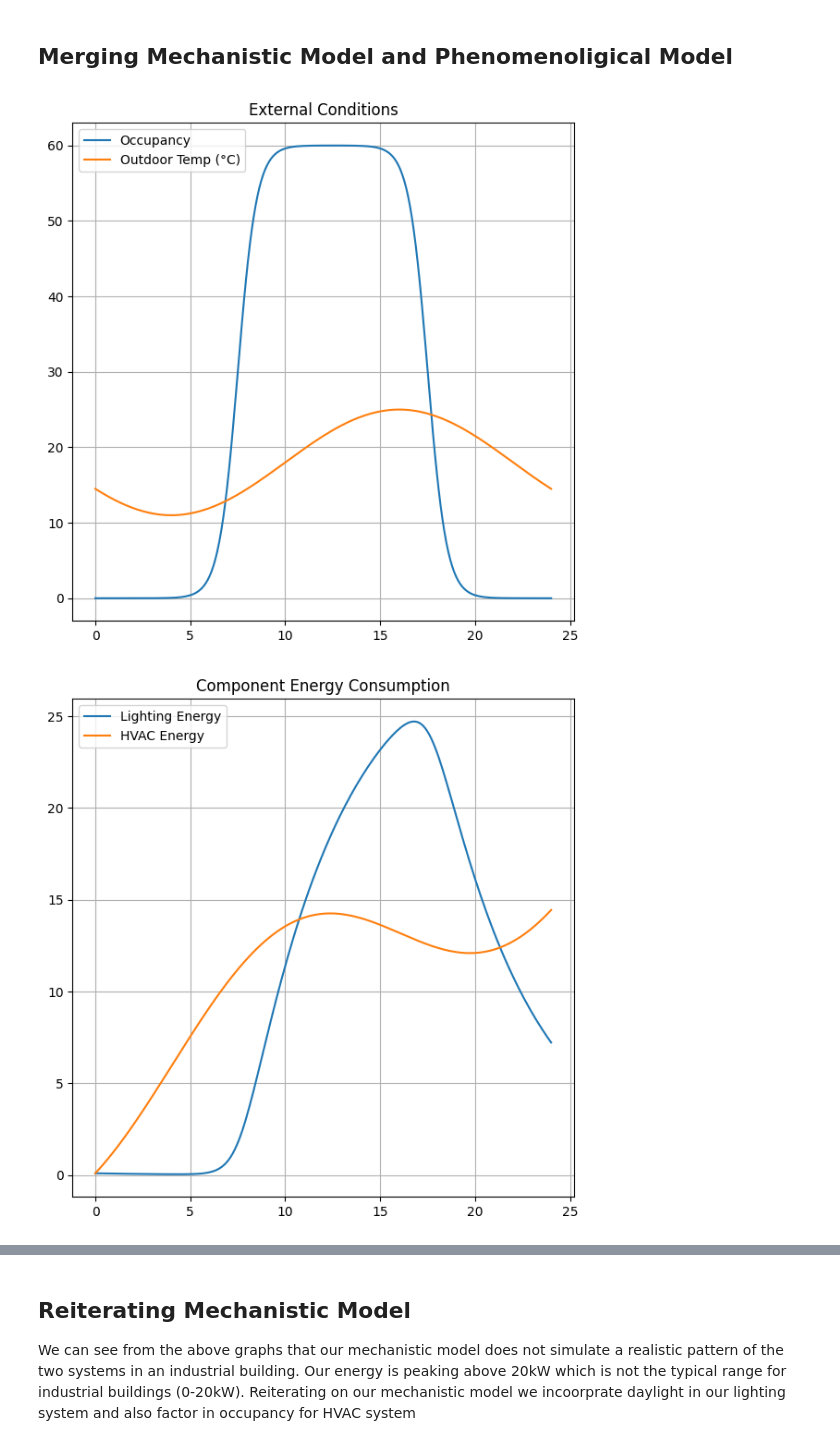
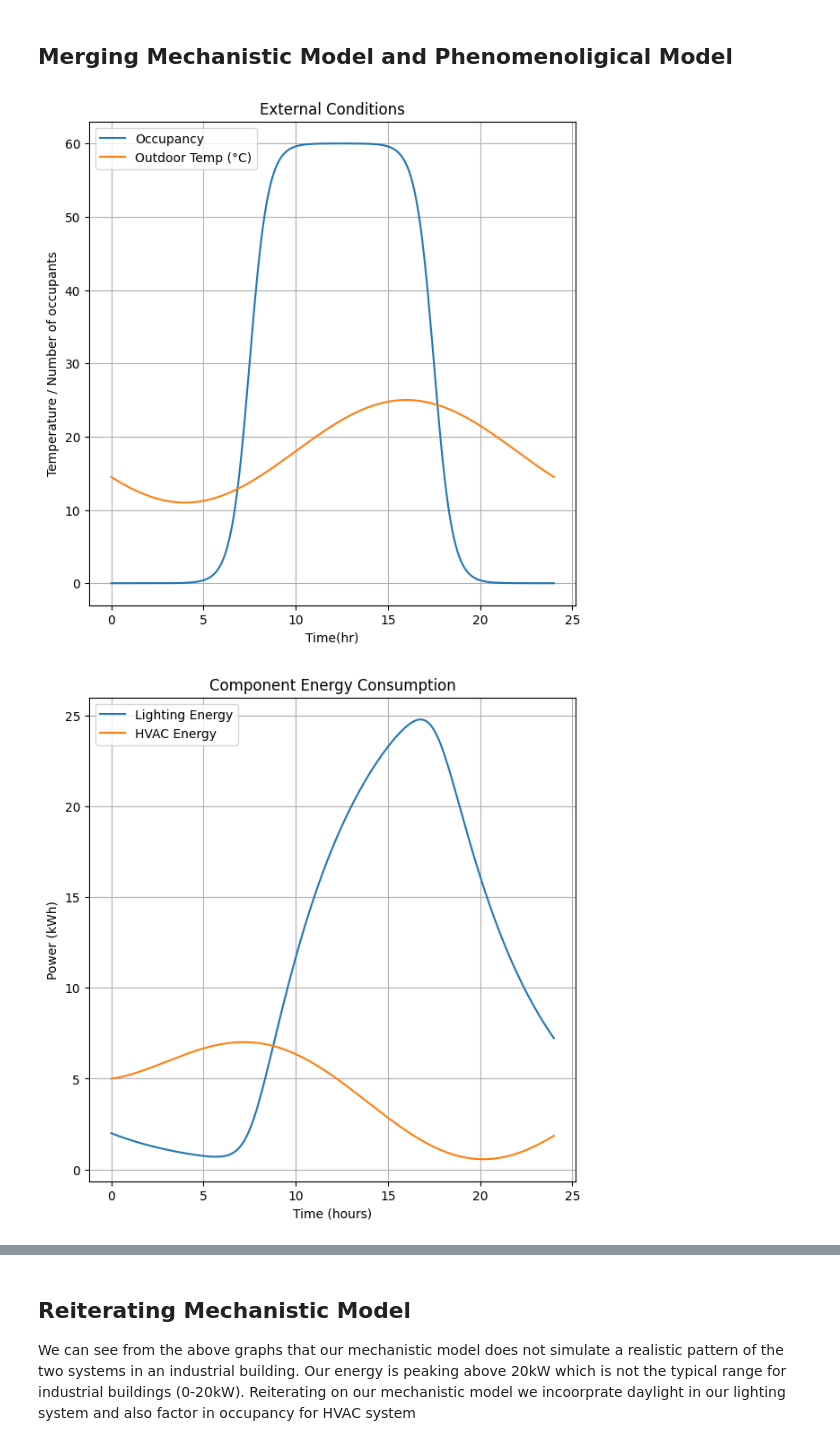
Before and after one commit to Themaytrix/mathmodeling_proj, a Jupyter notebook: proj1.ipynb, the cells around one changed output, grey strips where cells are left out. Saved outputs shown, nothing was run; the diff lists cells and outputs as text; code cells hidden in the pictures.

```diff
--- a/proj1.ipynb
+++ b/proj1.ipynb
@@ -6,7 +6,7 @@ import matplotlib.pyplot as plt
 # %%
 # considering transition for lighting and HVAC system
 P_lighting = np.array([[0.85, 0.15],  # Night, mostly low energy with small chance for high energy
-                       [0.20, 0.80]])  # Daytime, high occupancy, high energy stays dominant
+                       [0.10, 0.9]])  # Daytime, high occupancy, high energy stays dominant
 
 P_hvac = np.array([[0.75, 0.25],  # Moderate temperature, low HVAC consumption
                    [0.30, 0.70]])  # High temperature, high HVAC consumption
@@ -17,7 +17,7 @@ lighting_state = 0
 hvac_state = 0
 
 # simulation for each hour in a day
-T = 24
+T = 24 * 3
 
 print(P_lighting[0,1])
 
@@ -26,6 +26,12 @@ l_states =np.zeros(T)
 hvac_states = np.zeros(T)
 
 for i in range(T):
+    if i < 7 or i>18:
+        hvac_state = 0
+        lighting_state = 0
+    else:
+        hvac_state =1
+        lighting_state=1
     lighting_state = np.random.choice([0,1],p=P_lighting[lighting_state])
     hvac_state = np.random.choice([0,1], p=P_hvac[hvac_state])
 
@@ -79,8 +85,8 @@ P_hvac = np.array([[0.75, 0.25],  # Moderate temperature, low HVAC consumption
 # defining constants
 k1 = 0.1    # Lighting response to occupancy (kW/person)
 k2 = 0.2  # Lighting decay rate (1/hours)
-k3 = 0.15   # HVAC response to temp difference (kW/°C)
-k4 = 0.08   # HVAC control efficiency (1/hours)
+k3 = 0.12   # HVAC response to temp difference (kW/°C)
+k4 = 0.15   # HVAC control efficiency (1/hours)
 T_in = 22
 T= 24 #unit time in hours (considering a day)
 
@@ -98,8 +104,8 @@ states_light = np.zeros(n_steps, dtype=int)
 states_hvac = np.zeros(n_steps,dtype=int)
 
 # define intial values for lighting and energy
-L_t[0] = 0.1
-H_t[0] = 0.1
+L_t[0] = 2
+H_t[0] = 5
 
 
 # Initialize states - low occupancy, low energy, non-working hours
@@ -127,39 +133,43 @@ for i in range(n_steps-1):
 
     # computing rates
     dLdt = k1 * O_t - k2 * L_t[i]
-    dHdt = -k3 * (T_out - T_in)
+    dHdt = -k3 * (T_out - T_in) - k4*H_t[i]
 
     # computing forward euler
     L_t[i+1] = L_t[i] + dLdt * dt
     H_t[i+1] = H_t[i] + dHdt * dt
     E_t[i+1] = L_t[i+1] + H_t[i+1]
 
 # plot results
 plt.figure(figsize=(7,7))
 plt.plot(time, [occupancy(t,max_o) for t in time], label='Occupancy')
 plt.plot(time, [outdoor_temp(t) for t in time], label='Outdoor Temp (°C)')
 plt.title('External Conditions')
+plt.xlabel('Time(hr)')
+plt.ylabel('Temperature / Number of occupants')
 plt.legend()
 plt.grid(True)
 plt.show()
 
 # # System States
 # plt.figure(figsize=(7,7))
 # plt.plot(time, states_light, label='Lighting State')
 # plt.plot(time, states_hvac, label='HVAC State')
 # plt.title('System States (0=Low, 1=High)')
 # plt.legend()
 # plt.grid(True)
 # plt.show()
 
 # Component Energy
 plt.figure(figsize=(7,7))
 plt.plot(time, L_t, label='Lighting Energy')
 plt.plot(time, H_t, label='HVAC Energy')
 plt.title('Component Energy Consumption')
+plt.xlabel('Time (hours)')
+plt.ylabel('Power (kWh)')
 plt.legend()
 plt.grid(True)
 plt.show()
 # %% [output]
-[figure, old version]
+[figure, new version]
-[figure, old version]
+[figure, new version]
```
Also changed, not shown: parts of 5 cells of this notebook, 1 other file.
